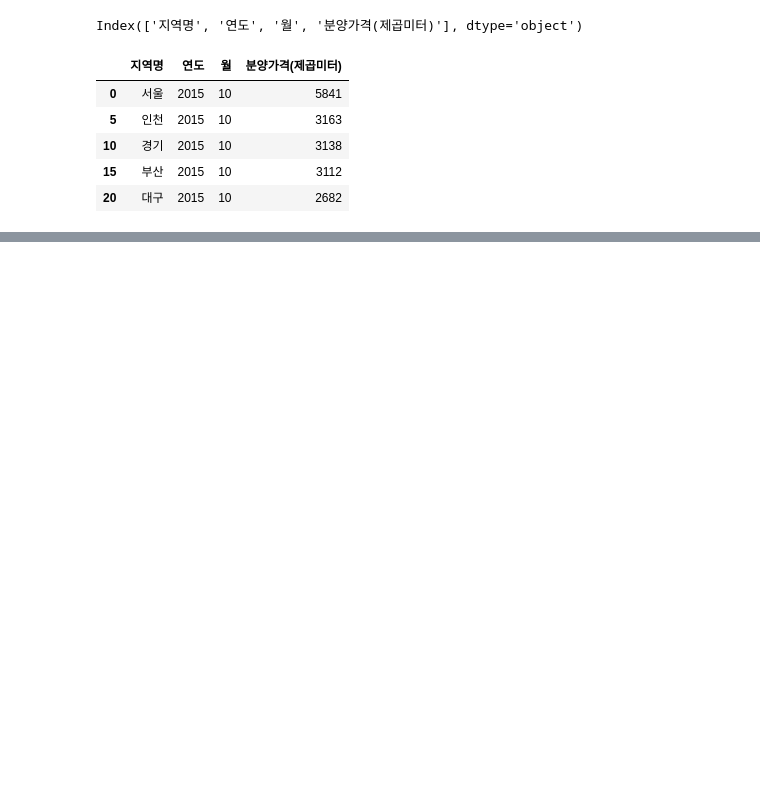
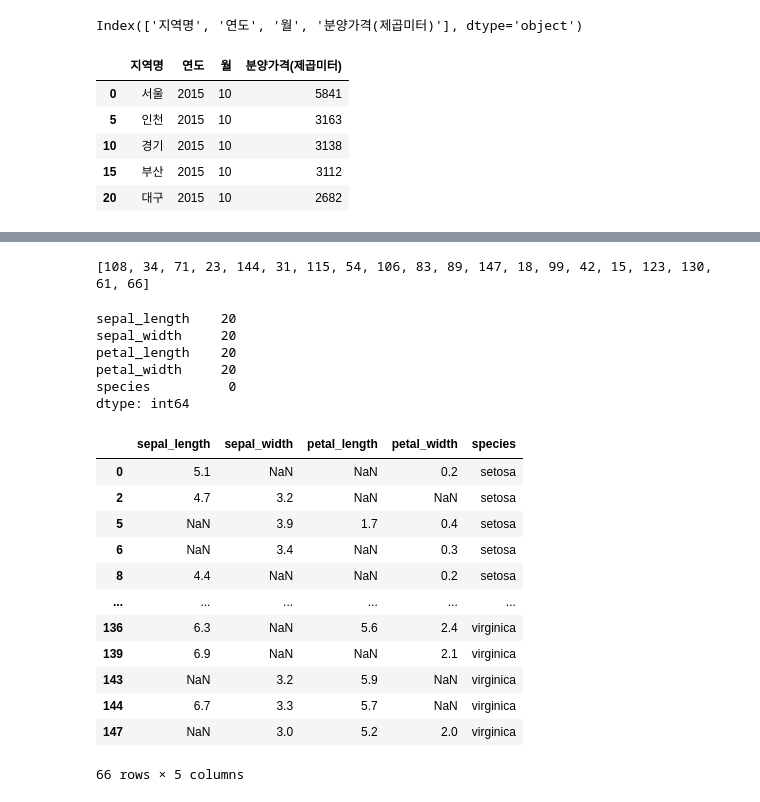
Before and after one commit to hurjoung/ai, a Jupyter notebook: source/01_python/ch11, 데이터프레임과 시리즈(Pandas)_9~13절.ipynb, the cells around one changed output, grey strips where cells are left out. Saved outputs shown, nothing was run; the diff lists cells and outputs as text; code cells hidden in the pictures; blank space fills up the shorter version.

```diff
--- a/source/01_python/ch11, 데이터프레임과 시리즈(Pandas)_9~13절.ipynb
+++ b/source/01_python/ch11, 데이터프레임과 시리즈(Pandas)_9~13절.ipynb
@@ -840,0 +1074,4 @@ pd.concat( [new_first, new_last] )
+# %%
+import seaborn as sns
+iris = sns.load_dataset('iris')
+iris.shape
@@ -840,0 +1095,38 @@ pd.concat( [new_first, new_last] )
+# %%
+import random
+print(random.sample(range(150), 20))
+# %% [output]
+[108, 34, 71, 23, 144, 31, 115, 54, 106, 83, 89, 147, 18, 99, 42, 15, 123, 130, 61, 66]
+# %%
+# 1단계 : 결측치 추가. 열에 20개씩
+for col in range(iris.shape[1]-1):
+    iris.iloc[random.sample(range(150), 20), col] = np.nan
+# %%
+iris.isna().sum()
+# %% [output]
+sepal_length    20
+sepal_width     20
+petal_length    20
+petal_width     20
+species          0
+dtype: int64
+# %%
+# 2단계 : 결측치 있는 데이터 출력
+iris[iris.sepal_length.isna()|
+    iris.sepal_width.isna()|
+    iris.petal_length.isna()|
+    iris.petal_width.isna()]
+# %% [output]
+|  | sepal_length | sepal_width | petal_length | petal_width | species |
+| 0 | 5.1 | NaN | NaN | 0.2 | setosa |
+| 2 | 4.7 | 3.2 | NaN | NaN | setosa |
+| 5 | NaN | 3.9 | 1.7 | 0.4 | setosa |
+| 6 | NaN | 3.4 | NaN | 0.3 | setosa |
+| 8 | 4.4 | NaN | NaN | 0.2 | setosa |
+| ... | ... | ... | ... | ... | ... |
+| 136 | 6.3 | NaN | 5.6 | 2.4 | virginica |
+| 139 | 6.9 | NaN | NaN | 2.1 | virginica |
+| 143 | NaN | 3.2 | 5.9 | NaN | virginica |
+| 144 | 6.7 | 3.3 | 5.7 | NaN | virginica |
+| 147 | NaN | 3.0 | 5.2 | 2.0 | virginica |
+66 rows × 5 columns
```
Also changed, not shown: parts of 99 cells of this notebook, 2 other files.
